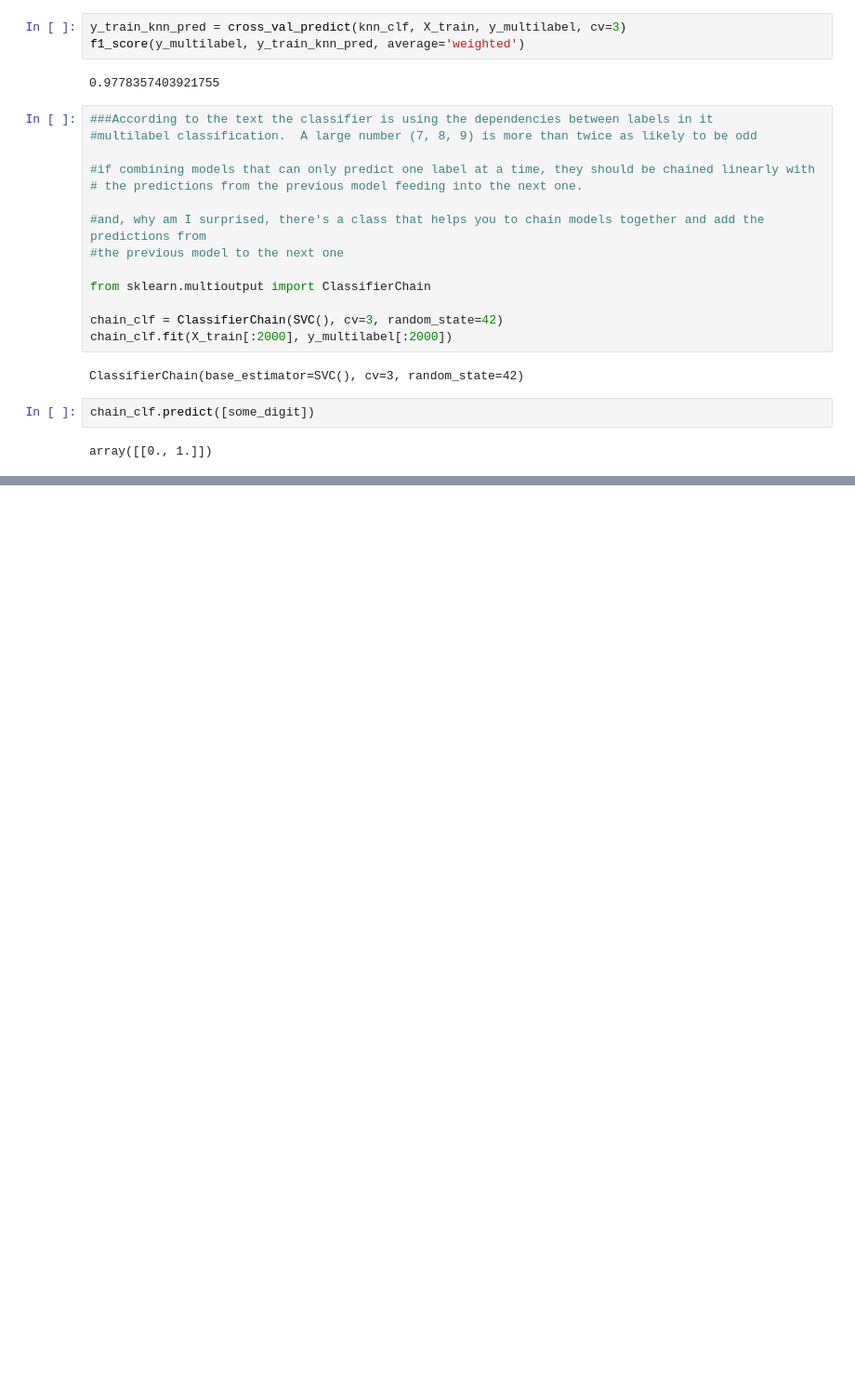
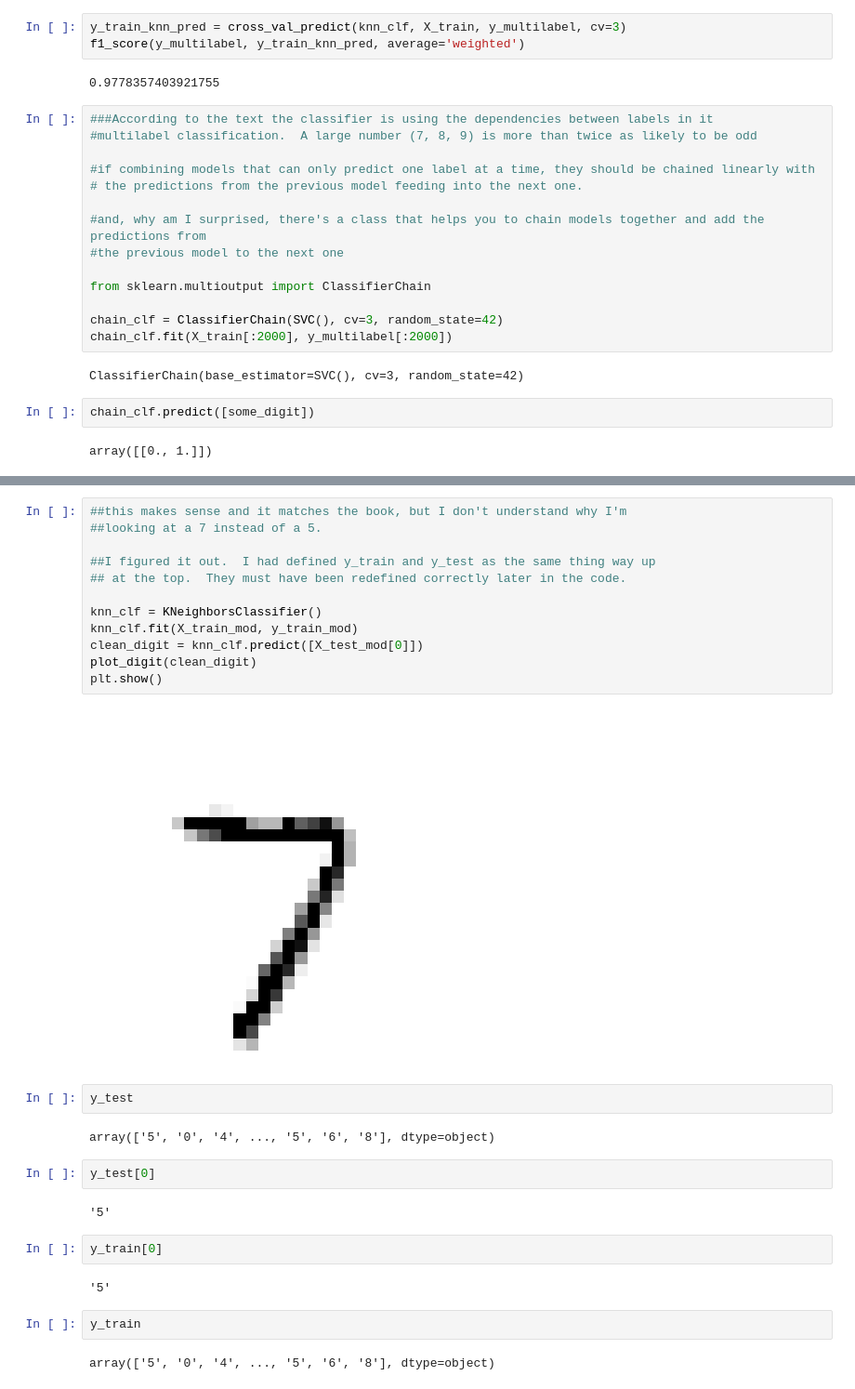
Before and after one commit to HamSandwichWithHam/Machine-Learning-Textbook, a Jupyter notebook: Chapter 3 typing myself.ipynb, the cells around one changed output, grey strips where cells are left out. Shown at 93% size. Saved outputs shown, nothing was run; the diff lists cells and outputs as text; blank space fills up the shorter version.

```diff
--- a/Chapter 3 typing myself.ipynb
+++ b/Chapter 3 typing myself.ipynb
@@ -526,0 +572,30 @@ array([[0., 1.]])
+# %%
+##this makes sense and it matches the book, but I don't understand why I'm
+##looking at a 7 instead of a 5.
+
+##I figured it out.  I had defined y_train and y_test as the same thing way up
+## at the top.  They must have been redefined correctly later in the code.
+
+knn_clf = KNeighborsClassifier()
+knn_clf.fit(X_train_mod, y_train_mod)
+clean_digit = knn_clf.predict([X_test_mod[0]])
+plot_digit(clean_digit)
+plt.show()
+# %% [output]
+[figure, added]
+# %%
+y_test
+# %% [output]
+array(['5', '0', '4', ..., '5', '6', '8'], dtype=object)
+# %%
+y_test[0]
+# %% [output]
+'5'
+# %%
+y_train[0]
+# %% [output]
+'5'
+# %%
+y_train
+# %% [output]
+array(['5', '0', '4', ..., '5', '6', '8'], dtype=object)
```
Also changed, not shown: parts of 16 cells of this notebook.
